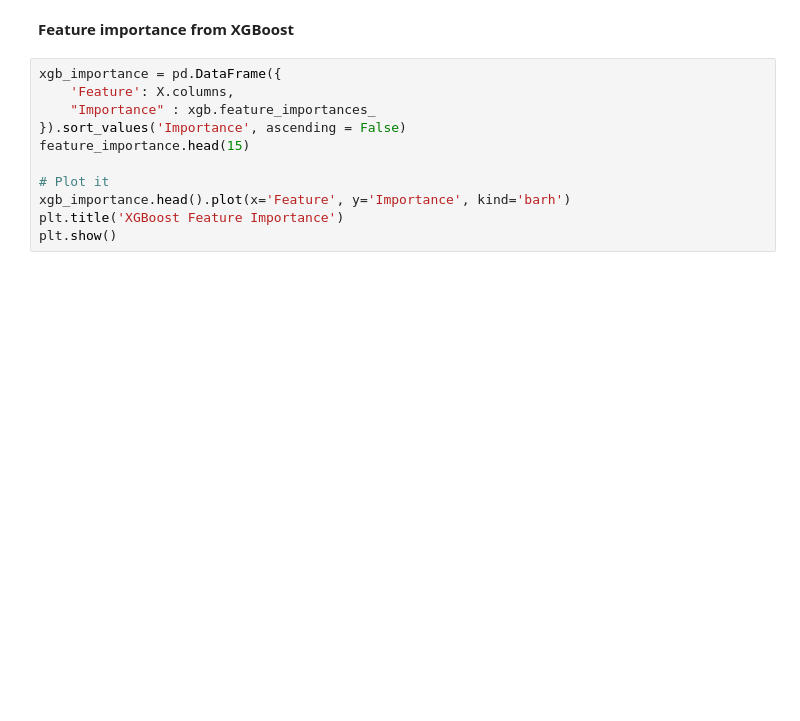
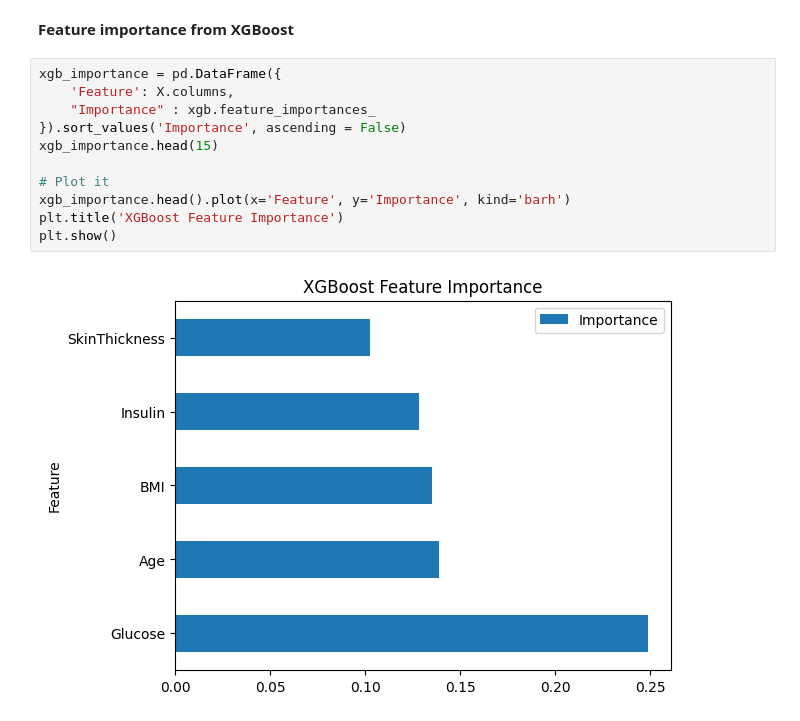
Before and after one commit to heyygauravai/diabetes-risk-prediction, a Jupyter notebook: diabetes-risk-prediction.ipynb, the cells around one changed output. Saved outputs shown, nothing was run; the diff lists cells and outputs as text; blank space fills up the shorter version.

```diff
--- a/diabetes-risk-prediction.ipynb
+++ b/diabetes-risk-prediction.ipynb
@@ -336,11 +420,13 @@ cv_xgb.mean()
 # %%
 xgb_importance = pd.DataFrame({
     'Feature': X.columns,
     "Importance" : xgb.feature_importances_
 }).sort_values('Importance', ascending = False)
-feature_importance.head(15)
+xgb_importance.head(15)
 
 # Plot it
 xgb_importance.head().plot(x='Feature', y='Importance', kind='barh')
 plt.title('XGBoost Feature Importance')
 plt.show()
+# %% [output]
+[figure, added]
```
Also changed, not shown: parts of 13 cells of this notebook.
